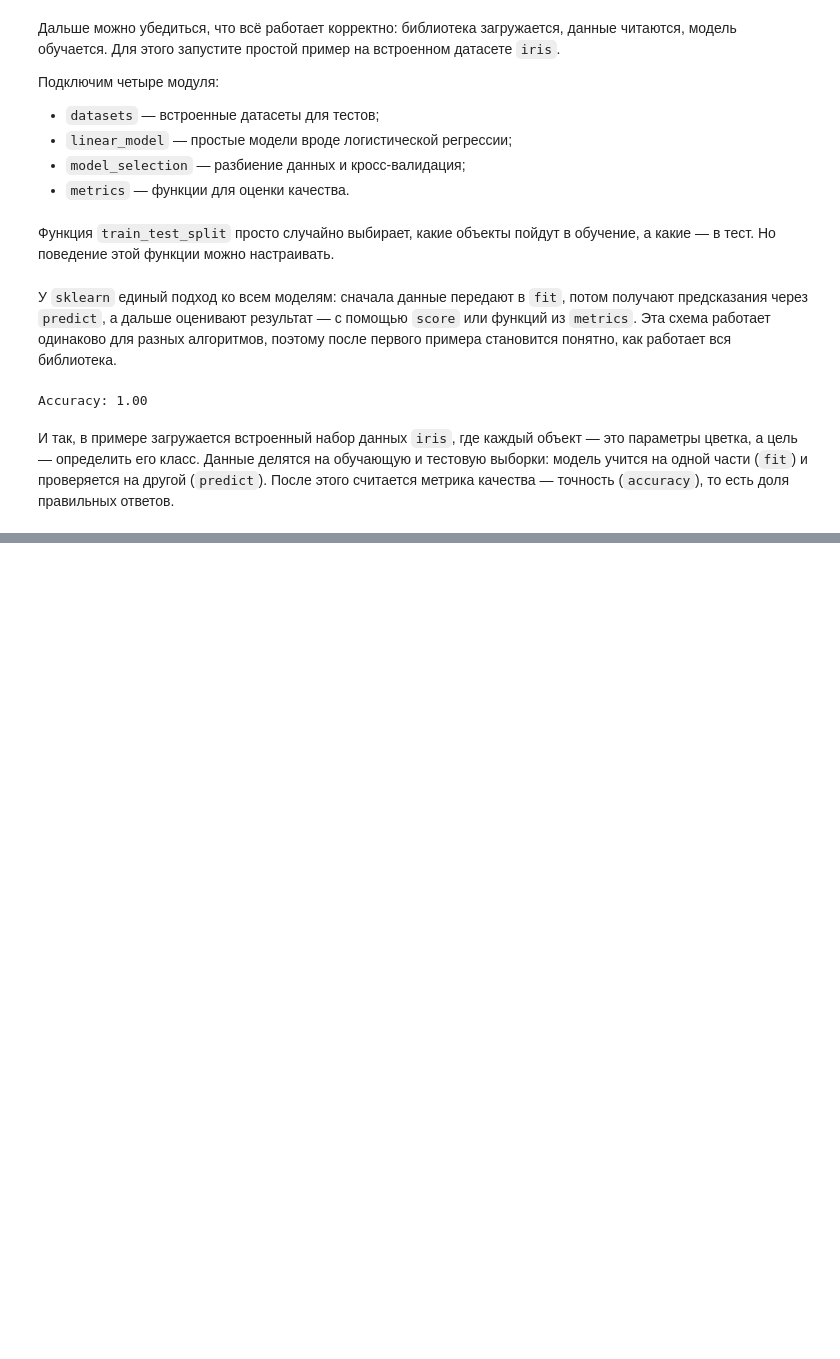
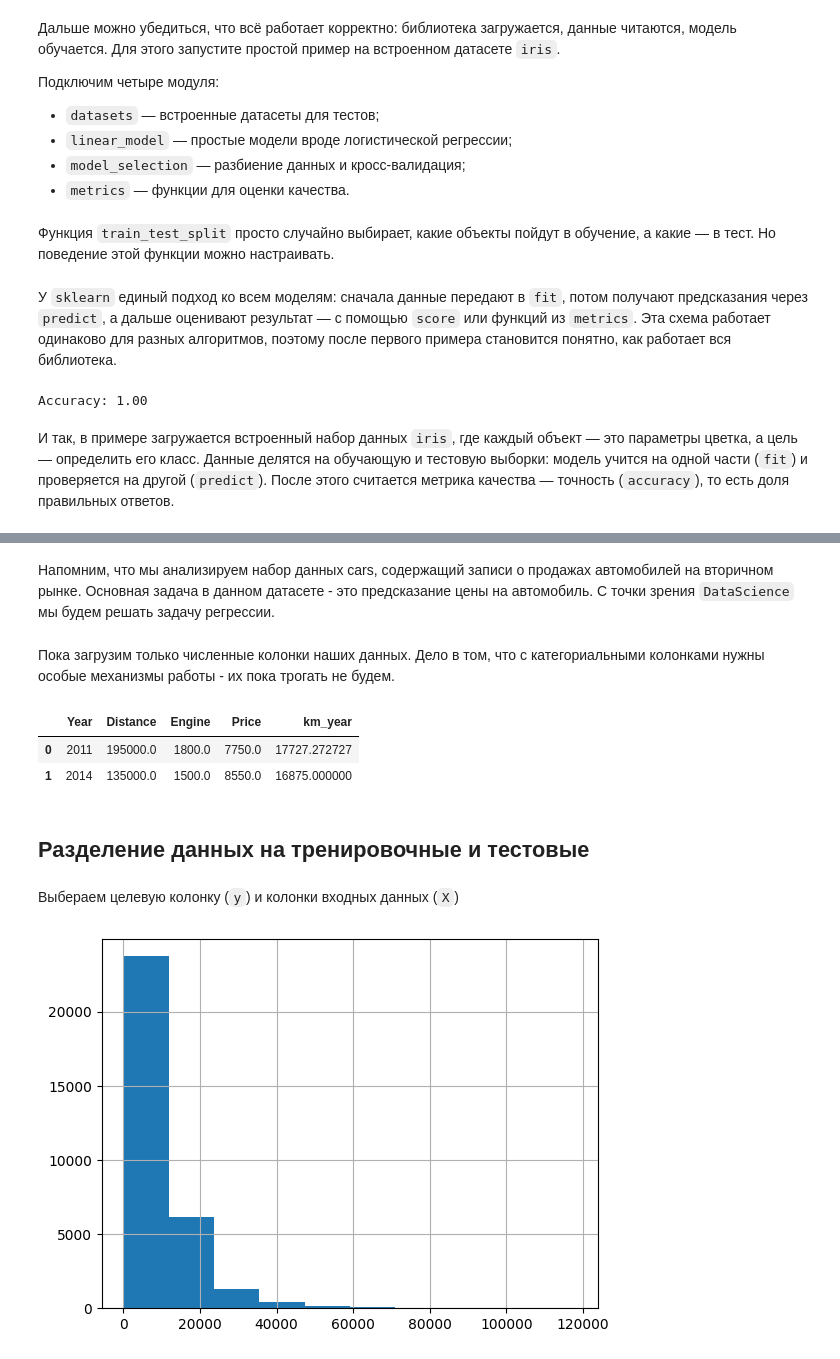
Before and after one commit to MVRonkin/BasicDataAnalysisCourse, a Jupyter notebook: Workshops/04_SKLearnBasics.ipynb, the cells around one changed output, grey strips where cells are left out. Drawn from its saved outputs; the diff is of its cells as text; code cells hidden in the pictures; blank space fills up the shorter version.

```diff
--- a/Workshops/04_SKLearnBasics.ipynb
+++ b/Workshops/04_SKLearnBasics.ipynb
@@ -92,0 +99,2 @@ Accuracy: 1.00
+# %% [markdown]
+Напомним, что мы анализируем набор данных cars, содержащий записи о продажах автомобилей на вторичном рынке. Основная задача в данном датасете - это предсказание цены на автомобиль. С точки зрения `DataScience` мы будем решать задачу регрессии.
@@ -92,0 +109,21 @@ Accuracy: 1.00
+# %% [markdown]
+Пока загрузим только численные колонки наших данных. Дело в том, что с категориальными колонками нужны особые механизмы работы - их пока трогать не будем.
+# %%
+df = pd.read_csv('https://raw.githubusercontent.com/MVRonkin/BasicDataAnalysisCourse/refs/heads/main/Workshops/cars_cleaned_num.csv', index_col=0)
+# df = pd.read_csv('cars_cleaned_num.csv', index_col=0)
+# %%
+df.head(2)
+# %% [output]
+|  | Year | Distance | Engine | Price | km_year |
+| 0 | 2011 | 195000.0 | 1800.0 | 7750.0 | 17727.272727 |
+| 1 | 2014 | 135000.0 | 1500.0 | 8550.0 | 16875.000000 |
+# %% [markdown]
+## Разделение данных на тренировочные и тестовые
+# %% [markdown]
+Выбераем целевую колонку (`y`) и колонки входных данных (`X`)
+# %%
+y = df["Price"]
+X = df.drop(["Price"], axis = 1)
+y.hist();
+# %% [output]
+[figure, added]
```
Also changed, not shown: parts of 23 cells of this notebook.
